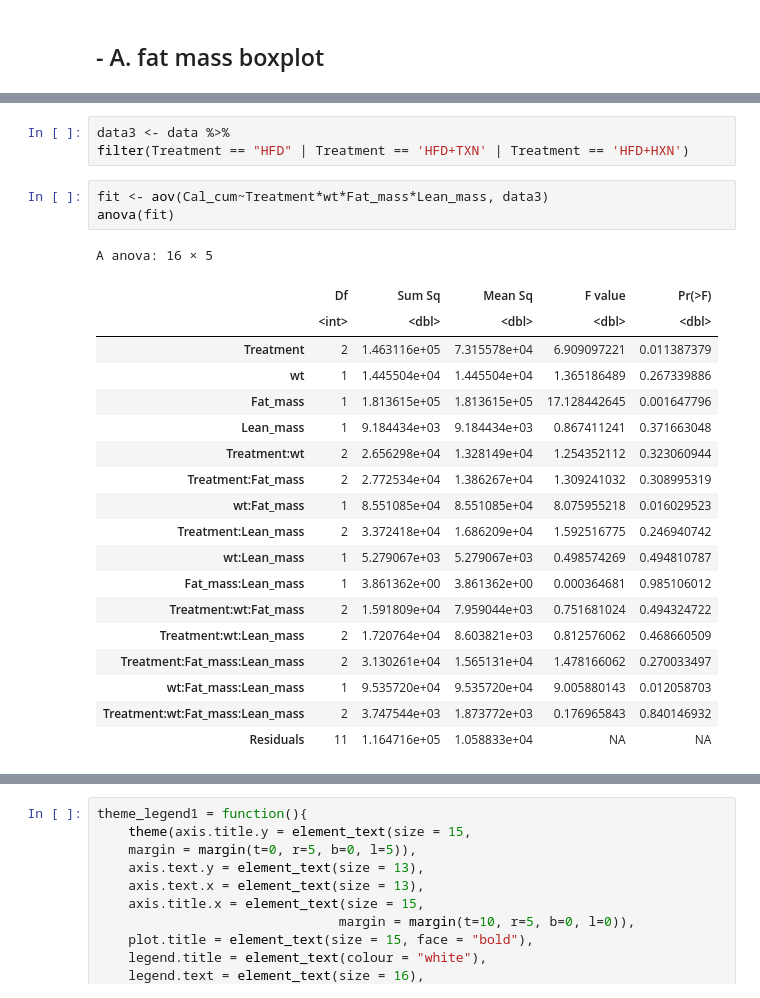
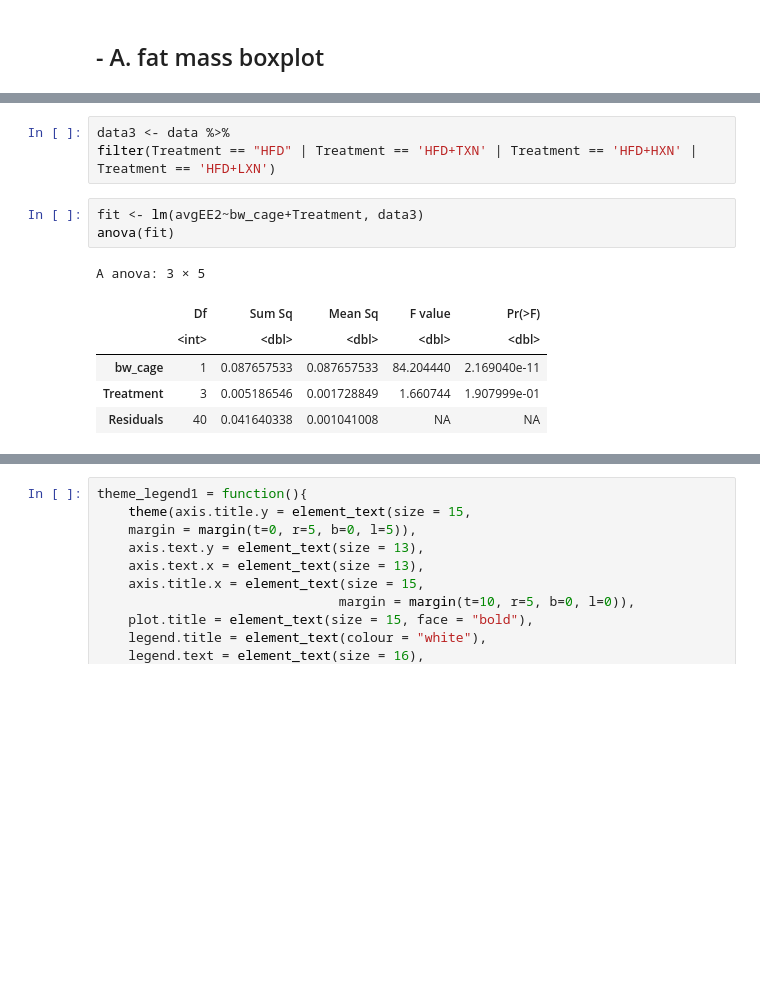
Before and after one commit to zhangyang2017/PPAR, a Jupyter notebook: manuscript/figures/figure02/figure2.ipynb, the cells around one changed output, grey strips where cells are left out. Saved outputs shown, nothing was run; the diff lists cells and outputs as text; blank space fills up the shorter version.

```diff
--- a/manuscript/figures/figure02/figure2.ipynb
+++ b/manuscript/figures/figure02/figure2.ipynb
@@ -128,26 +128,13 @@ names(data)
 # %%
 data3 <- data %>%
-filter(Treatment == "HFD" | Treatment == 'HFD+TXN' | Treatment == 'HFD+HXN')
+filter(Treatment == "HFD" | Treatment == 'HFD+TXN' | Treatment == 'HFD+HXN' | Treatment == 'HFD+LXN')
 # %%
-fit <- aov(Cal_cum~Treatment*wt*Fat_mass*Lean_mass, data3)
+fit <- lm(avgEE2~bw_cage+Treatment, data3)
 anova(fit)
 # %% [output]
-A anova: 16 × 5
+A anova: 3 × 5
 |  | Df | Sum Sq | Mean Sq | F value | Pr(>F) |
 |  | <int> | <dbl> | <dbl> | <dbl> | <dbl> |
-| Treatment | 2 | 1.463116e+05 | 7.315578e+04 | 6.909097221 | 0.011387379 |
-| wt | 1 | 1.445504e+04 | 1.445504e+04 | 1.365186489 | 0.267339886 |
-| Fat_mass | 1 | 1.813615e+05 | 1.813615e+05 | 17.128442645 | 0.001647796 |
-| Lean_mass | 1 | 9.184434e+03 | 9.184434e+03 | 0.867411241 | 0.371663048 |
-| Treatment:wt | 2 | 2.656298e+04 | 1.328149e+04 | 1.254352112 | 0.323060944 |
-| Treatment:Fat_mass | 2 | 2.772534e+04 | 1.386267e+04 | 1.309241032 | 0.308995319 |
-| wt:Fat_mass | 1 | 8.551085e+04 | 8.551085e+04 | 8.075955218 | 0.016029523 |
-| Treatment:Lean_mass | 2 | 3.372418e+04 | 1.686209e+04 | 1.592516775 | 0.246940742 |
-| wt:Lean_mass | 1 | 5.279067e+03 | 5.279067e+03 | 0.498574269 | 0.494810787 |
-| Fat_mass:Lean_mass | 1 | 3.861362e+00 | 3.861362e+00 | 0.000364681 | 0.985106012 |
-| Treatment:wt:Fat_mass | 2 | 1.591809e+04 | 7.959044e+03 | 0.751681024 | 0.494324722 |
-| Treatment:wt:Lean_mass | 2 | 1.720764e+04 | 8.603821e+03 | 0.812576062 | 0.468660509 |
-| Treatment:Fat_mass:Lean_mass | 2 | 3.130261e+04 | 1.565131e+04 | 1.478166062 | 0.270033497 |
-| wt:Fat_mass:Lean_mass | 1 | 9.535720e+04 | 9.535720e+04 | 9.005880143 | 0.012058703 |
-| Treatment:wt:Fat_mass:Lean_mass | 2 | 3.747544e+03 | 1.873772e+03 | 0.176965843 | 0.840146932 |
-| Residuals | 11 | 1.164716e+05 | 1.058833e+04 | NA | NA |
+| bw_cage | 1 | 0.087657533 | 0.087657533 | 84.204440 | 2.169040e-11 |
+| Treatment | 3 | 0.005186546 | 0.001728849 | 1.660744 | 1.907999e-01 |
+| Residuals | 40 | 0.041640338 | 0.001041008 | NA | NA |
```
Also changed, not shown: parts of 18 cells of this notebook, 1 other file.
